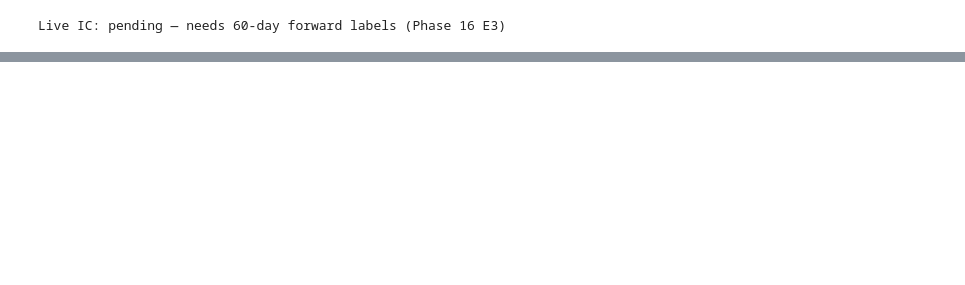
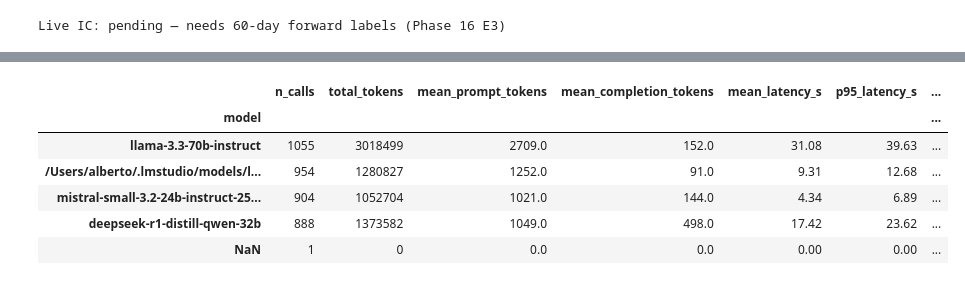
Before and after one commit to albertoHdzE/HiFi, a Jupyter notebook: notebooks/phase16_live_report.ipynb, the cells around one changed output, grey strips where cells are left out. Drawn from its saved outputs; the diff is of its cells as text; code cells hidden in the pictures; blank space fills up the shorter version.

```diff
--- a/notebooks/phase16_live_report.ipynb
+++ b/notebooks/phase16_live_report.ipynb
@@ -135,0 +176,8 @@ Live IC: pending — needs 60-day forward labels (Phase 16 E3)
+# %%
+from hifi.analytics import langfuse_report as lf
+gens = lf.fetch_generations(max_items=20000)
+summary = lf.llm_ops_summary(gens)
+print("LLM-ops summary:", summary)
+usage = lf.model_usage_table(gens)
+usage
+# %% [output]
@@ -135,0 +185,7 @@ Live IC: pending — needs 60-day forward labels (Phase 16 E3)
+|  | n_calls | total_tokens | mean_prompt_tokens | mean_completion_tokens | mean_latency_s | p95_latency_s | ... |
+| model |  |  |  |  |  |  | ... |
+| llama-3.3-70b-instruct | 1055 | 3018499 | 2709.0 | 152.0 | 31.08 | 39.63 | ... |
+| /Users/alberto/.lmstudio/models/l... | 954 | 1280827 | 1252.0 | 91.0 | 9.31 | 12.68 | ... |
+| mistral-small-3.2-24b-instruct-25... | 904 | 1052704 | 1021.0 | 144.0 | 4.34 | 6.89 | ... |
+| deepseek-r1-distill-qwen-32b | 888 | 1373582 | 1049.0 | 498.0 | 17.42 | 23.62 | ... |
+| NaN | 1 | 0 | 0.0 | 0.0 | 0.00 | 0.00 | ... |
```
Also changed, not shown: parts of 16 cells of this notebook, 3 other files.
